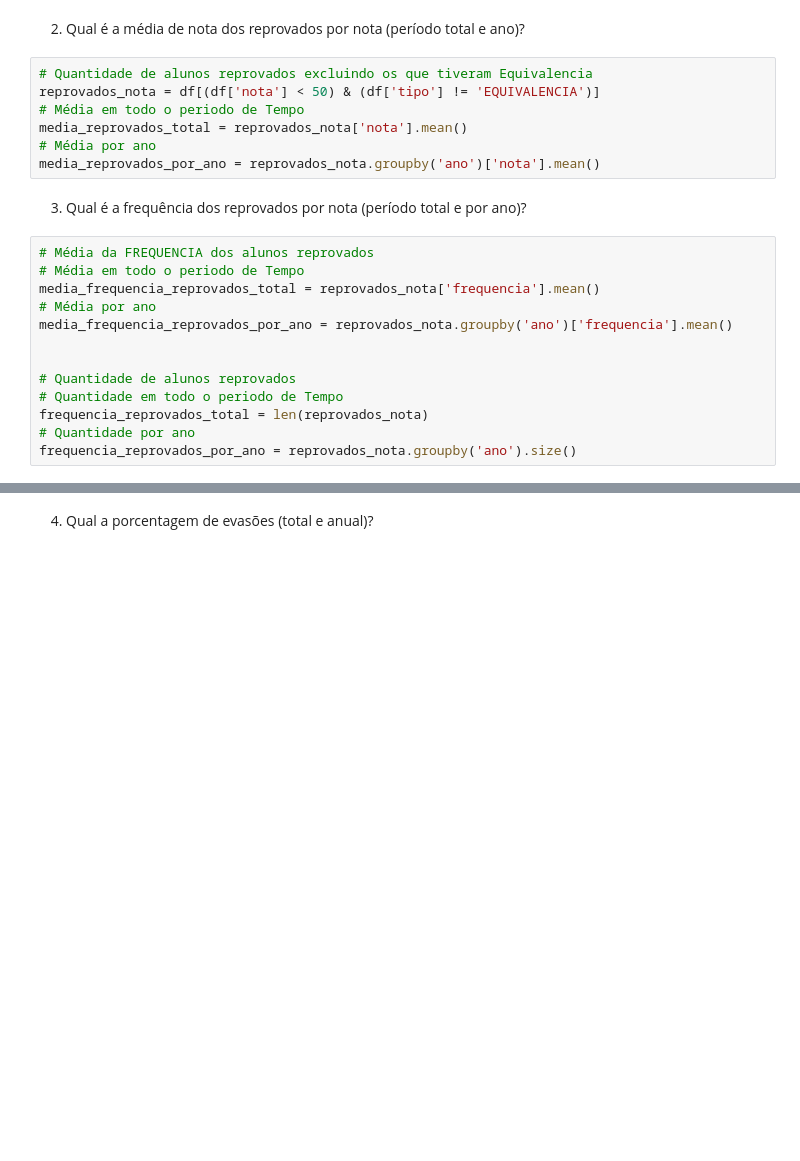
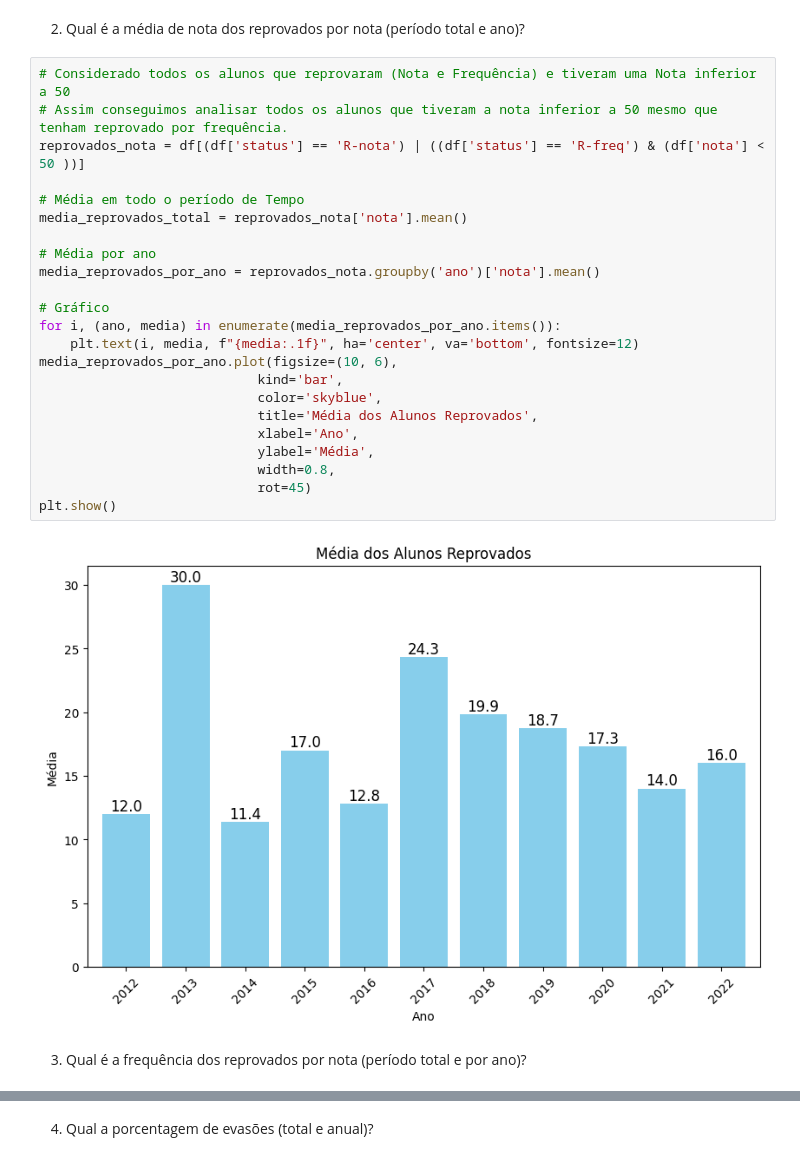
Before and after one commit to EricRSouza/Data-Science-e-Big-Data, a Jupyter notebook: resolucao01.ipynb, the cells around one changed output, grey strips where cells are left out. Saved outputs shown, nothing was run; the diff lists cells and outputs as text; blank space fills up the shorter version.

```diff
--- a/resolucao01.ipynb
+++ b/resolucao01.ipynb
@@ -43,25 +64,30 @@ media_aprovados_por_ano = aprovados_sem_equivalencia.groupby('ano')['nota'].mean
 # %% [markdown]
 
 2. Qual é a média de nota dos reprovados por nota (período total e ano)?
-# %%
-# Quantidade de alunos reprovados excluindo os que tiveram Equivalencia
-reprovados_nota = df[(df['nota'] < 50) & (df['tipo'] != 'EQUIVALENCIA')]
-# Média em todo o periodo de Tempo
-media_reprovados_total = reprovados_nota['nota'].mean()
-# Média por ano
-media_reprovados_por_ano = reprovados_nota.groupby('ano')['nota'].mean()
+# %%
+# Considerado todos os alunos que reprovaram (Nota e Frequência) e tiveram uma Nota inferior a 50
+# Assim conseguimos analisar todos os alunos que tiveram a nota inferior a 50 mesmo que tenham reprovado por frequência.
+reprovados_nota = df[(df['status'] == 'R-nota') | ((df['status'] == 'R-freq') & (df['nota'] < 50 ))]
+
+# Média em todo o período de Tempo
+media_reprovados_total = reprovados_nota['nota'].mean()
+
+# Média por ano
+media_reprovados_por_ano = reprovados_nota.groupby('ano')['nota'].mean()
+
+# Gráfico
+for i, (ano, media) in enumerate(media_reprovados_por_ano.items()):
+    plt.text(i, media, f"{media:.1f}", ha='center', va='bottom', fontsize=12)
+media_reprovados_por_ano.plot(figsize=(10, 6),
+                            kind='bar',
+                            color='skyblue',
+                            title='Média dos Alunos Reprovados',
+                            xlabel='Ano',
+                            ylabel='Média',
+                            width=0.8,
+                            rot=45)
+plt.show()
+# %% [output]
+[figure, added]
 # %% [markdown]
 3. Qual é a frequência dos reprovados por nota (período total e por ano)?
-# %%
-# Média da FREQUENCIA dos alunos reprovados
-# Média em todo o periodo de Tempo
-media_frequencia_reprovados_total = reprovados_nota['frequencia'].mean()
-# Média por ano
-media_frequencia_reprovados_por_ano = reprovados_nota.groupby('ano')['frequencia'].mean()
-
-
-# Quantidade de alunos reprovados
-# Quantidade em todo o periodo de Tempo
-frequencia_reprovados_total = len(reprovados_nota)
-# Quantidade por ano
-frequencia_reprovados_por_ano = reprovados_nota.groupby('ano').size()
```
Also changed, not shown: parts of 12 cells of this notebook.
